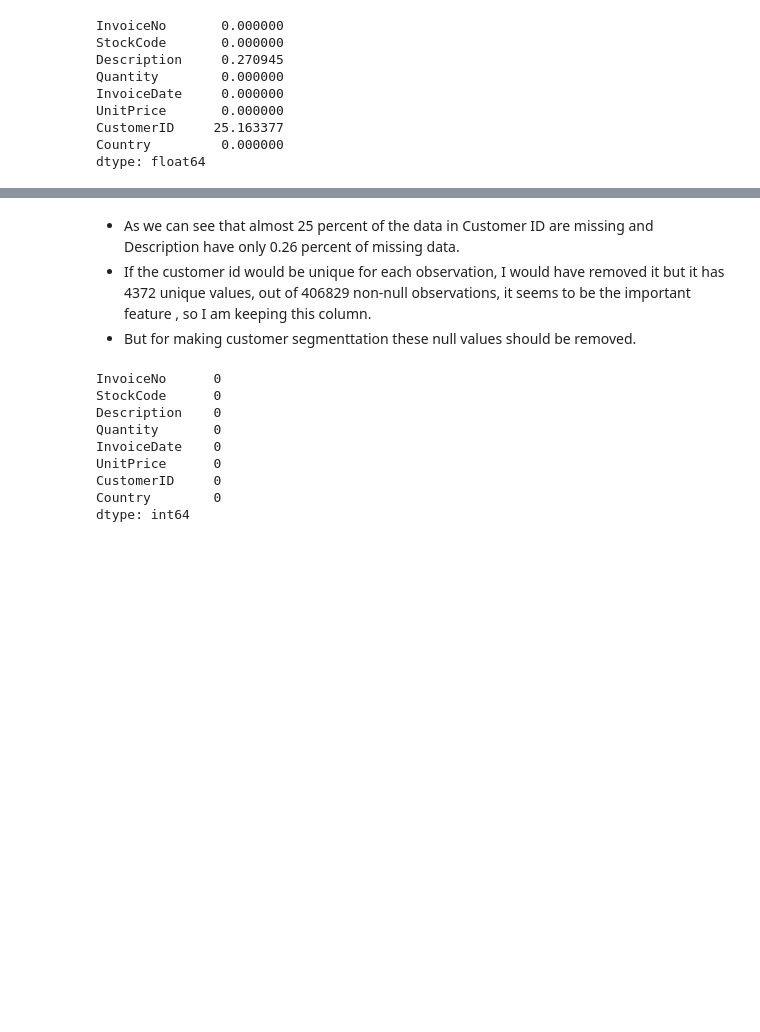
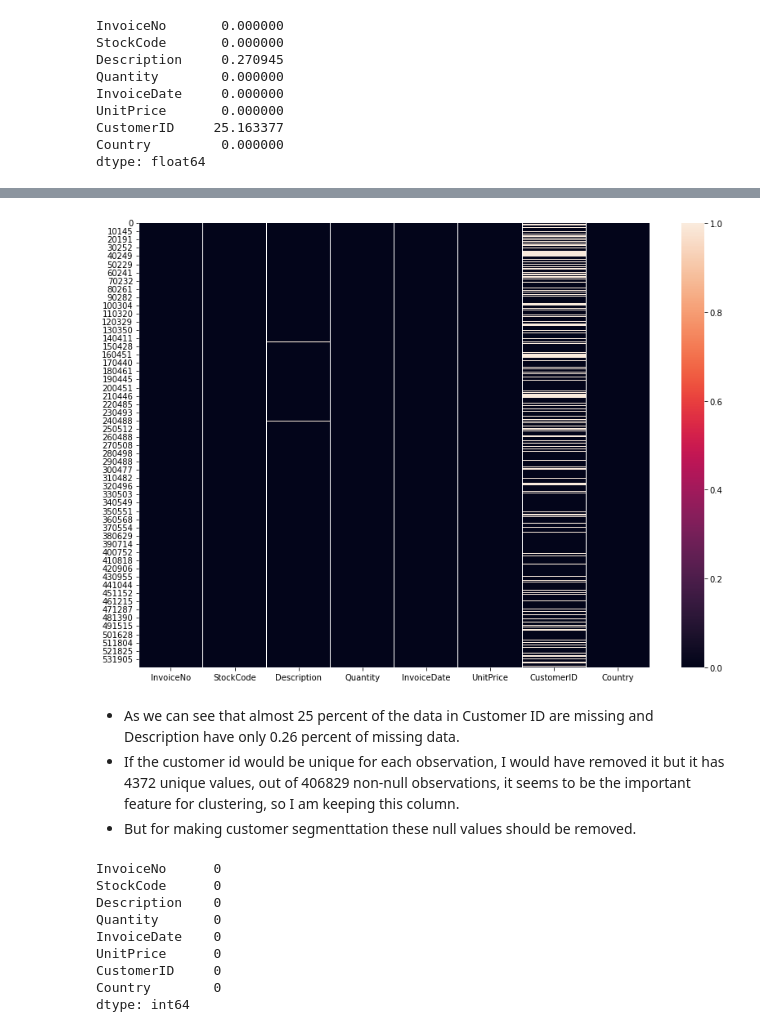
Before and after one commit to Gaurav2912/Customer-Segmentation-, a Jupyter notebook: Customer_Segmentation_Capstone_Project.ipynb, the cells around one changed output, grey strips where cells are left out. Drawn from its saved outputs; the diff is of its cells as text; code cells hidden in the pictures; blank space fills up the shorter version.

```diff
--- a/Customer_Segmentation_Capstone_Project.ipynb
+++ b/Customer_Segmentation_Capstone_Project.ipynb
@@ -161,6 +162,12 @@ dtype: float64
+# %%
+# Visualize missing values as a matrix
+plt.figure(figsize= (14,10))
+sns.heatmap(df.isnull());
+# %% [output]
+[figure, added]
 # %% [markdown]
 * As we can see that almost 25 percent of the data in Customer ID are missing and Description have only 0.26 percent of missing data.
-* If the customer id would be unique for each observation, I would have removed it but it has 4372 unique values, out of 406829 non-null observations, it seems to be the important feature , so I am keeping this column.
+* If the customer id would be unique for each observation, I would have removed it but it has 4372 unique values, out of 406829 non-null observations, it seems to be the important feature for clustering, so I am keeping this column.
 * But for making customer segmenttation these null values should be removed.
 # %%
 # dropping all  null values
```
Also changed, not shown: parts of 40 cells of this notebook.
